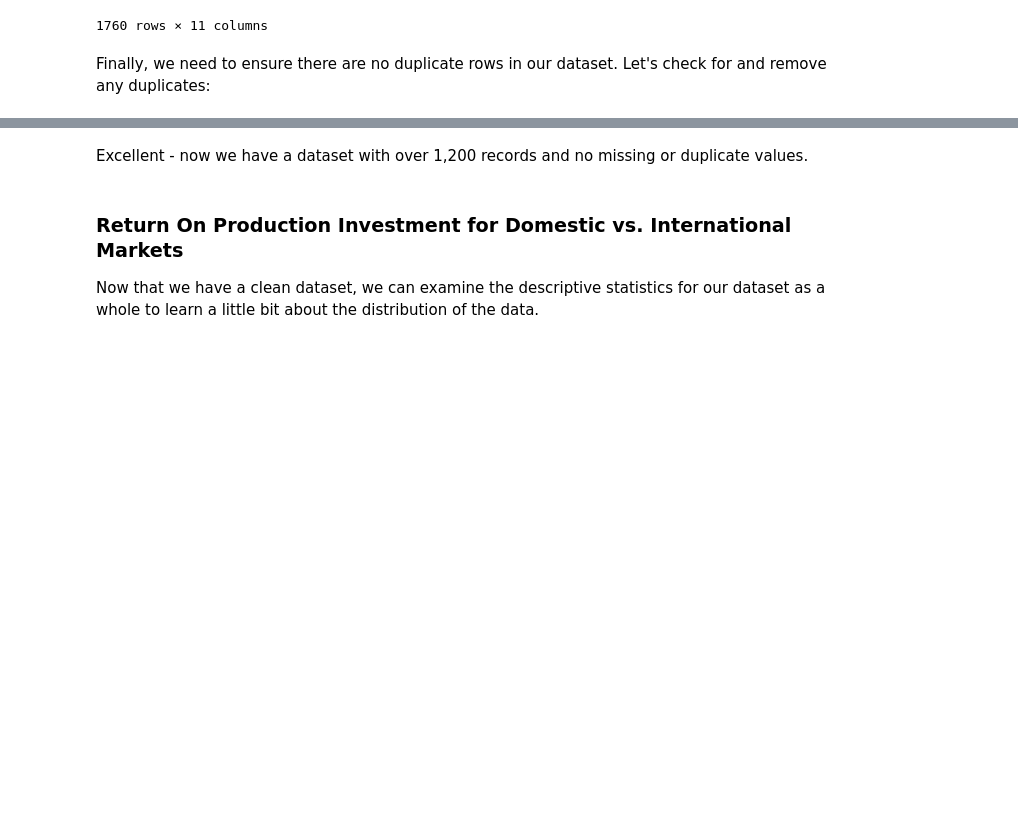
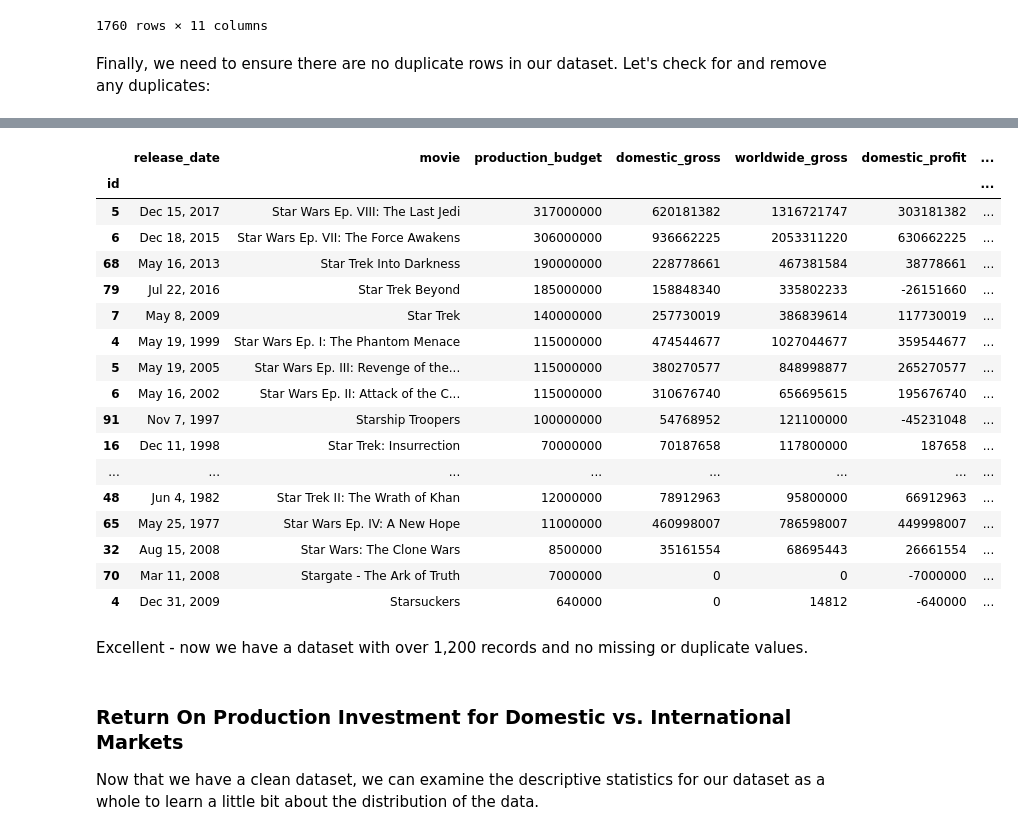
Before and after one commit to emgerber88/Microsoft-Movie-Recommendations, a Jupyter notebook: Microsoft_Recs_Work.ipynb, the cells around one changed output, grey strips where cells are left out. Drawn from its saved outputs; the diff is of its cells as text; code cells hidden in the pictures; blank space fills up the shorter version.

```diff
--- a/Microsoft_Recs_Work.ipynb
+++ b/Microsoft_Recs_Work.ipynb
@@ -313,4 +313,25 @@ Rudderless                     1
 Name: movie, Length: 1231, dtype: int64
+# %%
+movie_finances.loc[movie_finances['movie'].str.startswith("Star")]
+# %% [output]
+|  | release_date | movie | production_budget | domestic_gross | worldwide_gross | domestic_profit | ... |
+| id |  |  |  |  |  |  | ... |
+| 5 | Dec 15, 2017 | Star Wars Ep. VIII: The Last Jedi | 317000000 | 620181382 | 1316721747 | 303181382 | ... |
+| 6 | Dec 18, 2015 | Star Wars Ep. VII: The Force Awakens | 306000000 | 936662225 | 2053311220 | 630662225 | ... |
+| 68 | May 16, 2013 | Star Trek Into Darkness | 190000000 | 228778661 | 467381584 | 38778661 | ... |
+| 79 | Jul 22, 2016 | Star Trek Beyond | 185000000 | 158848340 | 335802233 | -26151660 | ... |
+| 7 | May 8, 2009 | Star Trek | 140000000 | 257730019 | 386839614 | 117730019 | ... |
+| 4 | May 19, 1999 | Star Wars Ep. I: The Phantom Menace | 115000000 | 474544677 | 1027044677 | 359544677 | ... |
+| 5 | May 19, 2005 | Star Wars Ep. III: Revenge of the... | 115000000 | 380270577 | 848998877 | 265270577 | ... |
+| 6 | May 16, 2002 | Star Wars Ep. II: Attack of the C... | 115000000 | 310676740 | 656695615 | 195676740 | ... |
+| 91 | Nov 7, 1997 | Starship Troopers | 100000000 | 54768952 | 121100000 | -45231048 | ... |
+| 16 | Dec 11, 1998 | Star Trek: Insurrection | 70000000 | 70187658 | 117800000 | 187658 | ... |
+| ... | ... | ... | ... | ... | ... | ... | ... |
+| 48 | Jun 4, 1982 | Star Trek II: The Wrath of Khan | 12000000 | 78912963 | 95800000 | 66912963 | ... |
+| 65 | May 25, 1977 | Star Wars Ep. IV: A New Hope | 11000000 | 460998007 | 786598007 | 449998007 | ... |
+| 32 | Aug 15, 2008 | Star Wars: The Clone Wars | 8500000 | 35161554 | 68695443 | 26661554 | ... |
+| 70 | Mar 11, 2008 | Stargate - The Ark of Truth | 7000000 | 0 | 0 | -7000000 | ... |
+| 4 | Dec 31, 2009 | Starsuckers | 640000 | 0 | 14812 | -640000 | ... |
 # %% [markdown]
 Excellent - now we have a dataset with over 1,200 records and no missing or duplicate values.
 # %% [markdown]
```
Also changed, not shown: parts of 4 cells of this notebook, 2 other files.
